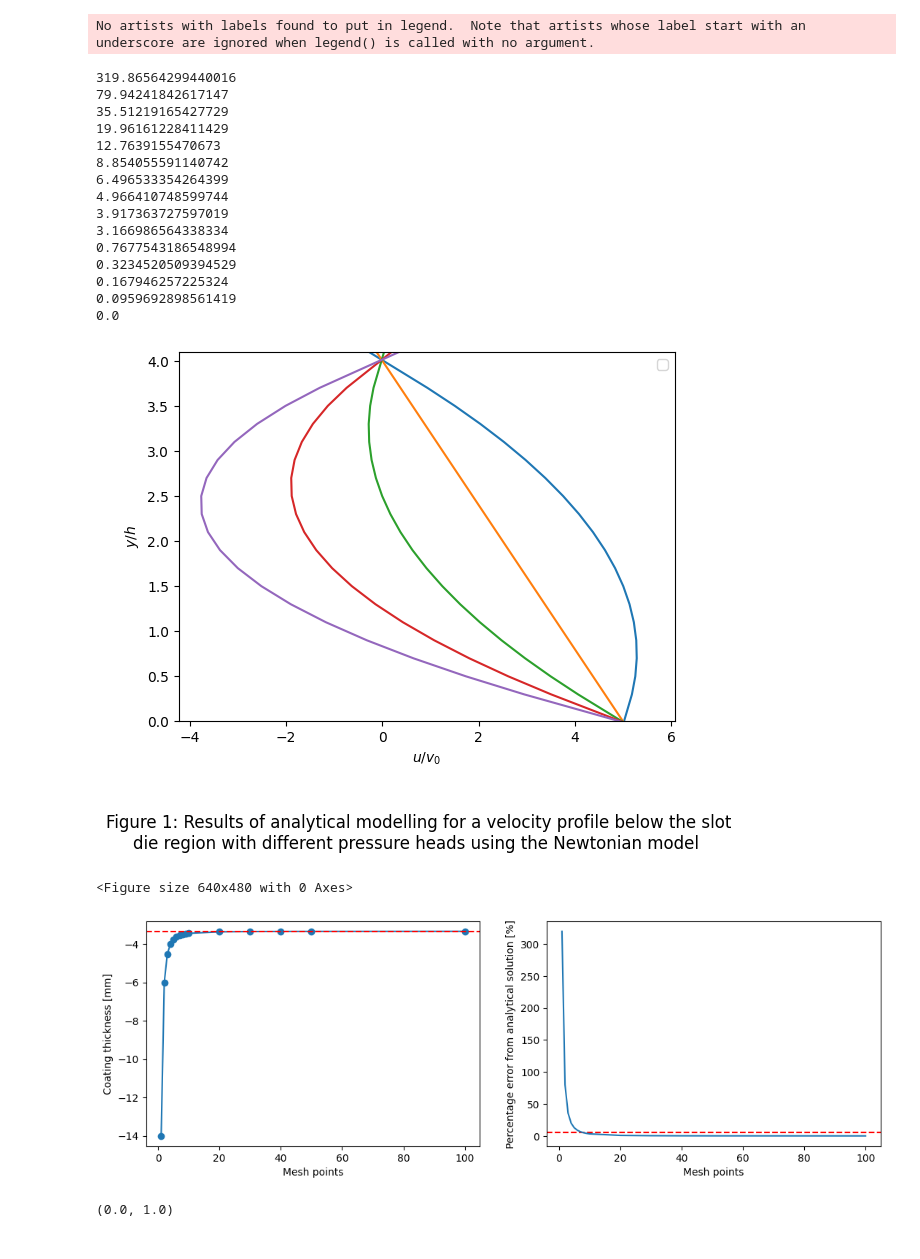
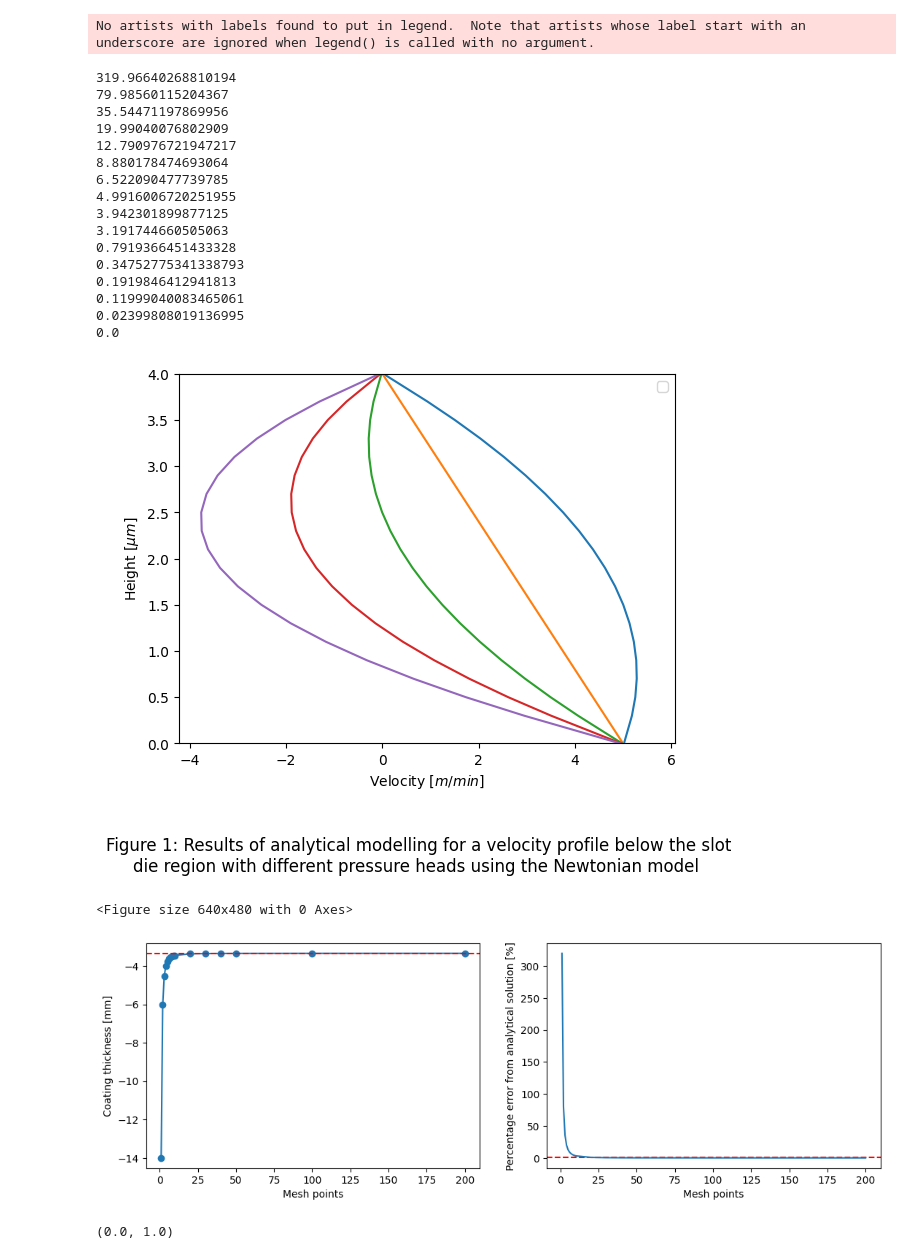
Before and after one commit to FW-Coding/FUSE-Internship-2024, a Jupyter notebook: Clean model.ipynb, the cells around one changed output. Cells and saved outputs as stored; diff of their text form; code cells hidden in the pictures.

```diff
--- a/Clean model.ipynb
+++ b/Clean model.ipynb
@@ -121,39 +152,42 @@ class Newtonian(pybamm.BaseModel):
 # %%
 #Add parameters
 param = pybamm.ParameterValues(
     {
         "Pressure [Pa]": "[input]",
         "Yield stress [Pa]": 2,
         "Exponent parameter [t]": 3,
         "Coating Gap [m]": 4,
         "Coating speed [ms-1]": 5,
+        "Newtionian viscosity [Pa]": 3,
     }
 )
 
 model = Newtonian(param=param)
-model.velocity_profile()
+model.velocity_profile(normalised=0)
+model.thickness_convergence()
 
-model.thickness_convergence()
+#model.viscosity_profile()
 # %% [output]
 No artists with labels found to put in legend.  Note that artists whose label start with an underscore are ignored when legend() is called with no argument.
-319.86564299440016
-79.94241842617147
-35.51219165427729
-19.96161228411429
-12.7639155470673
-8.854055591140742
-6.496533354264399
-4.966410748599744
-3.917363727597019
-3.166986564338334
-0.7677543186548994
-0.3234520509394529
-0.167946257225324
-0.0959692898561419
+319.96640268810194
+79.98560115204367
+35.54471197869956
+19.99040076802909
+12.790976721947217
+8.880178474693064
+6.522090477739785
+4.9916006720251955
+3.942301899877125
+3.191744660505063
+0.7919366451433328
+0.34752775341338793
+0.1919846412941813
+0.11999040083465061
+0.02399808019136995
 0.0
-[figure, old version]
+[figure, new version]
 <Figure size 640x480 with 0 Axes>
-[figure, old version]
+[figure, new version]
 # %%
 #Add parameters
 param = pybamm.ParameterValues(
```
Also changed, not shown: parts of 1 cell of this notebook.
